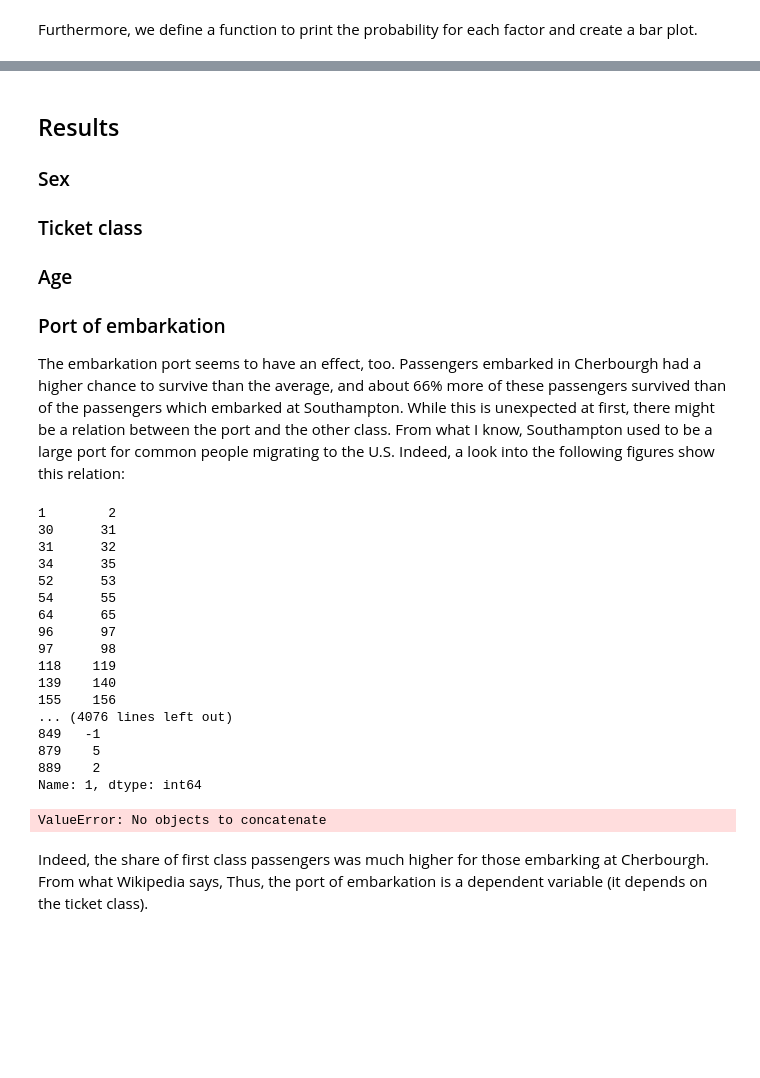
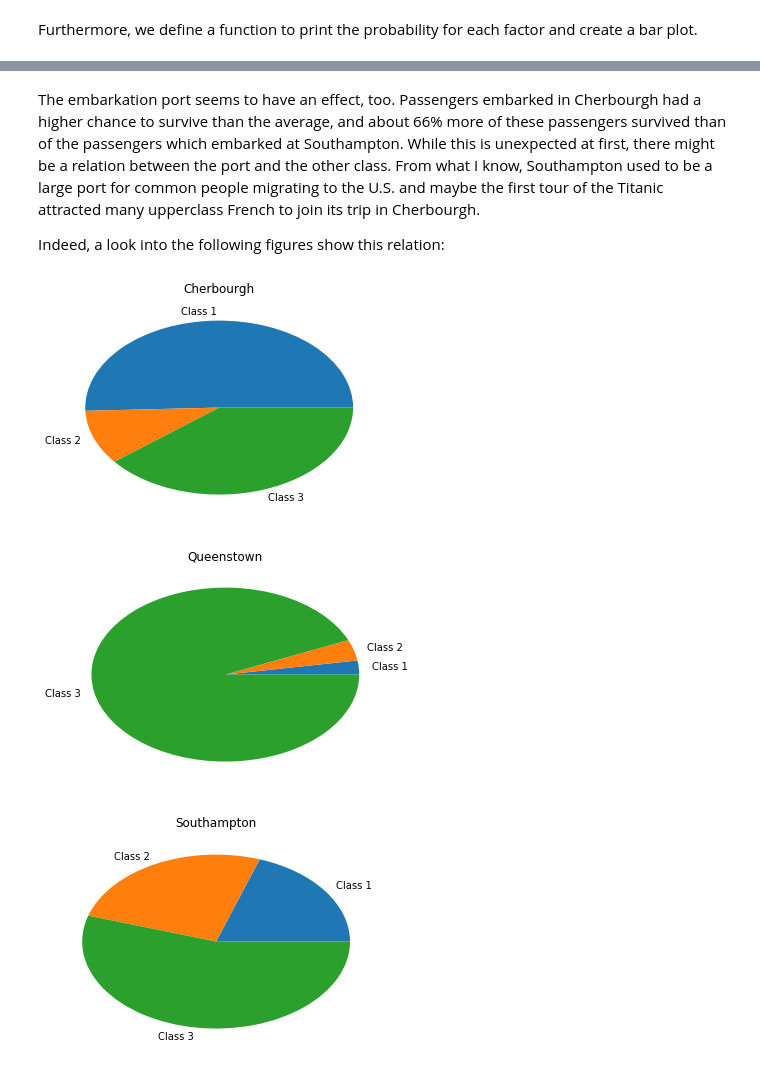
Before and after one commit to girone/udacity, a Jupyter notebook: lessons/Project: Investigate a Dataset/Project - Investigate a Dataset.ipynb, the cells around one changed output, grey strips where cells are left out. Cells and saved outputs as stored; diff of their text form; code cells hidden in the pictures; blank space fills up the shorter version.

```diff
--- a/lessons/Project: Investigate a Dataset/Project - Investigate a Dataset.ipynb
+++ b/lessons/Project: Investigate a Dataset/Project - Investigate a Dataset.ipynb
@@ -169,40 +178,29 @@ dtype: float64
 # %% [markdown]
-## Results
+The embarkation port seems to have an effect, too. Passengers embarked in Cherbourgh had a higher chance to survive than the average, and about 66% more of these passengers survived than of the passengers which embarked at Southampton. While this is unexpected at first, there might be a relation between the port and the other class. From what I know, Southampton used to be a large port for common people migrating to the U.S. and maybe the first tour of the Titanic attracted many upperclass French to join its trip in Cherbourgh.
 
-### Sex
-### Ticket class
-### Age
-### Port of embarkation
-The embarkation port seems to have an effect, too. Passengers embarked in Cherbourgh had a higher chance to survive than the average, and about 66% more of these passengers survived than of the passengers which embarked at Southampton. While this is unexpected at first, there might be a relation between the port and the other class. From what I know, Southampton used to be a large port for common people migrating to the U.S. Indeed, a look into the following figures show this relation:
+Indeed, a look into the following figures show this relation:
-# %%
-def share_of_survivors(group):
-    #print(group)
-    survivors = group.sum()["Survived"]
-    total = group.size[0]
-    return survivors / total
-
-
-#data.groupby("Embarked").apply(share_of_survivors)
-
-#data.groupby("Embarked").apply(lambda x: x.groupby("Pclass").agg(["sum", "count", share_of_survivors]))
-# %% [output]
-1        2
-30      31
-31      32
-34      35
-52      53
-54      55
-64      65
-96      97
-97      98
-118    119
-139    140
-155    156
-... (4076 lines left out)
-849   -1
-879    5
-889    2
-Name: 1, dtype: int64
-ValueError: No objects to concatenate
-# %% [markdown]
-Indeed, the share of first class passengers was much higher for those embarking at Cherbourgh. From what Wikipedia says, Thus, the port of embarkation is a dependent variable (it depends on the ticket class).
+# %%
+def portname(p):
+    if p == "C":
+        return "Cherbourgh"
+    elif p == "Q":
+        return "Queenstown"
+    else:
+        return "Southampton"
+
+
+def passenger_class(p):
+    return "Class {}".format(p)
+
+
+port_and_class = data.groupby("Pclass").apply(lambda x: x.groupby("Embarked").size())
+total_embarked = port_and_class.sum()
+port_and_class_shares = port_and_class.div(total_embarked)
+for key in port_and_class_shares:
+    plt.figure()
+    plt.pie(port_and_class_shares[key], labels=port_and_class_shares[key].keys().map(passenger_class))
+    plt.title(portname(key))
+# %% [output]
+[figure, added]
+[figure, added]
+[figure, added]
```
Also changed, not shown: parts of 22 cells of this notebook.
